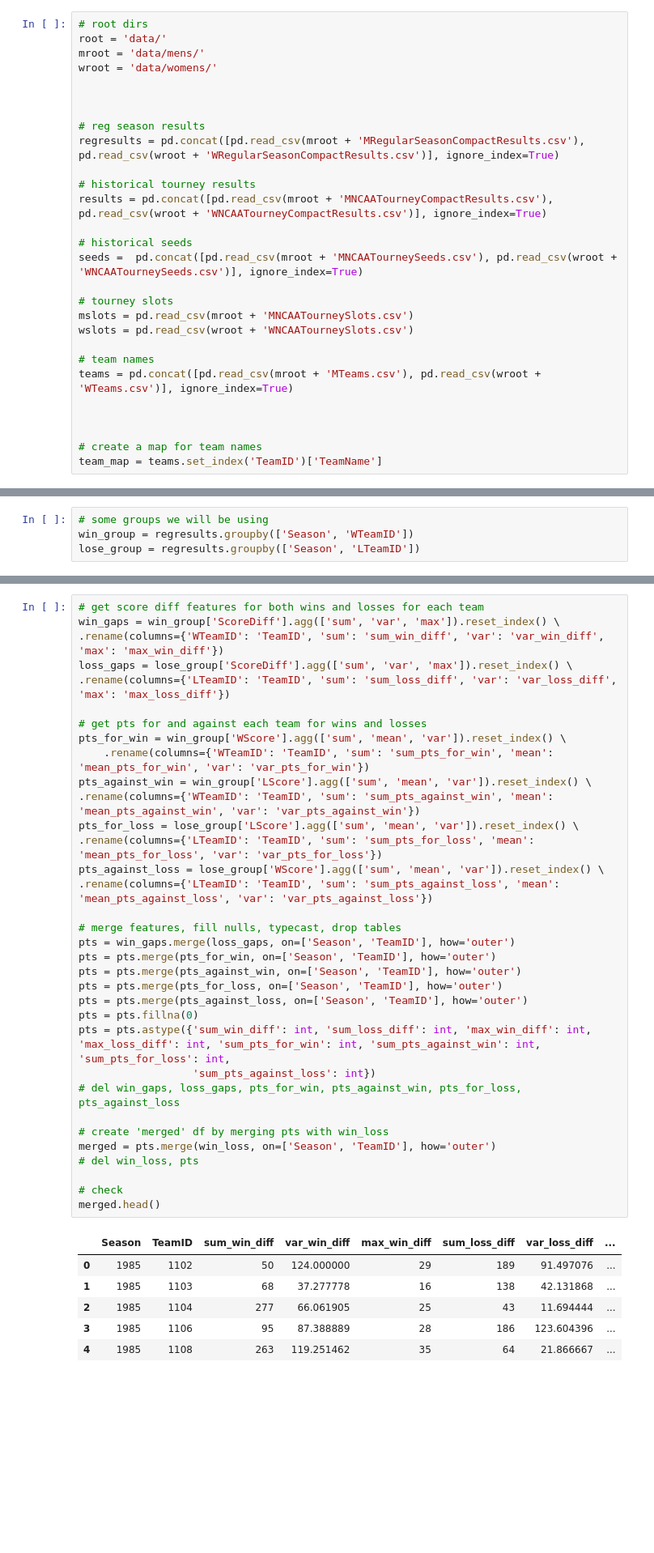
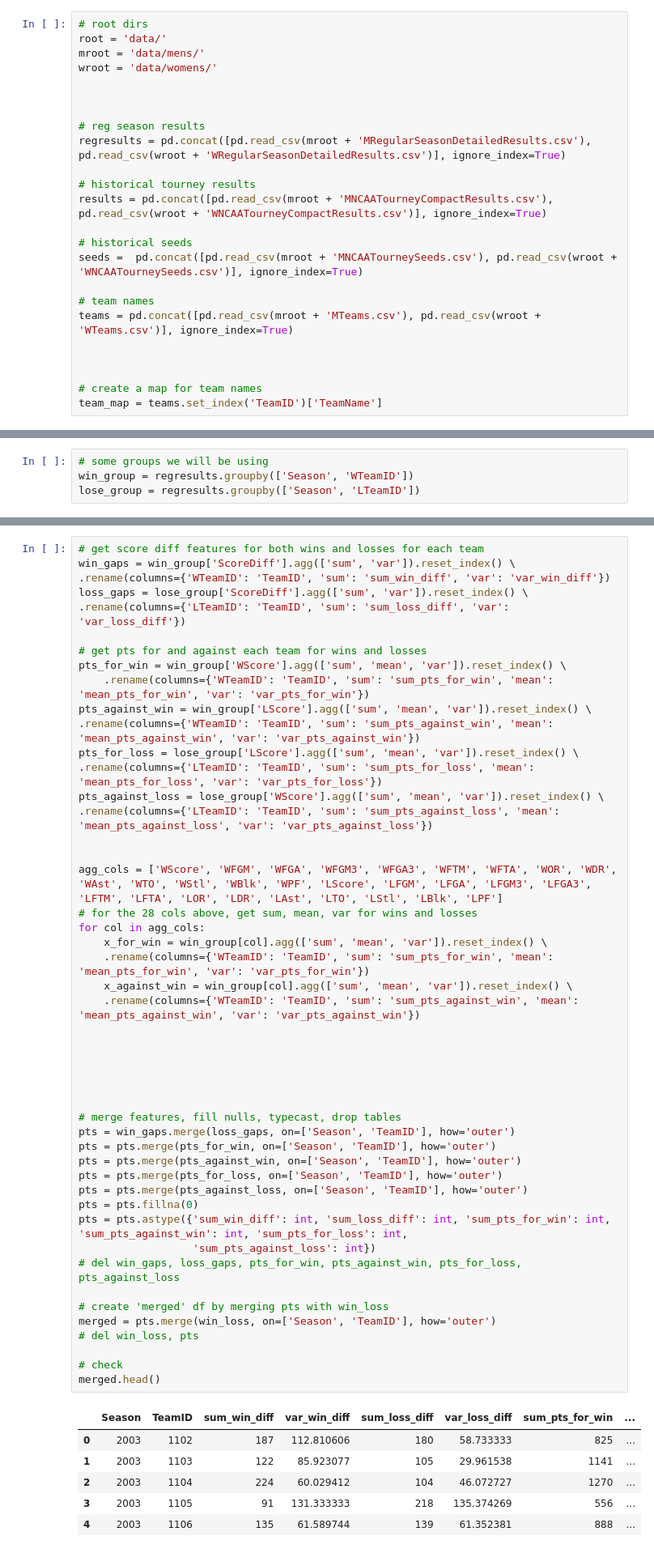
Before and after one commit to heefjones/march_madness, a Jupyter notebook: eda_detailed.ipynb, the cells around one changed output, grey strips where cells are left out. Shown: that part at 81% size. Drawn from its saved outputs; the diff is of its cells as text; blank space fills up the shorter version.

```diff
--- a/eda_detailed.ipynb
+++ b/eda_detailed.ipynb
@@ -28,17 +32,13 @@ wroot = 'data/womens/'
 
 
 # reg season results
-regresults = pd.concat([pd.read_csv(mroot + 'MRegularSeasonCompactResults.csv'), pd.read_csv(wroot + 'WRegularSeasonCompactResults.csv')], ignore_index=True)
+regresults = pd.concat([pd.read_csv(mroot + 'MRegularSeasonDetailedResults.csv'), pd.read_csv(wroot + 'WRegularSeasonDetailedResults.csv')], ignore_index=True)
 
 # historical tourney results
 results = pd.concat([pd.read_csv(mroot + 'MNCAATourneyCompactResults.csv'), pd.read_csv(wroot + 'WNCAATourneyCompactResults.csv')], ignore_index=True)
 
 # historical seeds
 seeds =  pd.concat([pd.read_csv(mroot + 'MNCAATourneySeeds.csv'), pd.read_csv(wroot + 'WNCAATourneySeeds.csv')], ignore_index=True)
-
-# tourney slots
-mslots = pd.read_csv(mroot + 'MNCAATourneySlots.csv')
-wslots = pd.read_csv(wroot + 'WNCAATourneySlots.csv')
 
 # team names
 teams = pd.concat([pd.read_csv(mroot + 'MTeams.csv'), pd.read_csv(wroot + 'WTeams.csv')], ignore_index=True)
@@ -133,44 +146,58 @@ win_loss.loc[win_loss['num_wins'] == 0].shape
 # %%
 # get score diff features for both wins and losses for each team
-win_gaps = win_group['ScoreDiff'].agg(['sum', 'var', 'max']).reset_index() \
-.rename(columns={'WTeamID': 'TeamID', 'sum': 'sum_win_diff', 'var': 'var_win_diff', 'max': 'max_win_diff'})
-loss_gaps = lose_group['ScoreDiff'].agg(['sum', 'var', 'max']).reset_index() \
-.rename(columns={'LTeamID': 'TeamID', 'sum': 'sum_loss_diff', 'var': 'var_loss_diff', 'max': 'max_loss_diff'})
+win_gaps = win_group['ScoreDiff'].agg(['sum', 'var']).reset_index() \
+.rename(columns={'WTeamID': 'TeamID', 'sum': 'sum_win_diff', 'var': 'var_win_diff'})
+loss_gaps = lose_group['ScoreDiff'].agg(['sum', 'var']).reset_index() \
+.rename(columns={'LTeamID': 'TeamID', 'sum': 'sum_loss_diff', 'var': 'var_loss_diff'})
 
 # get pts for and against each team for wins and losses
 pts_for_win = win_group['WScore'].agg(['sum', 'mean', 'var']).reset_index() \
     .rename(columns={'WTeamID': 'TeamID', 'sum': 'sum_pts_for_win', 'mean': 'mean_pts_for_win', 'var': 'var_pts_for_win'})
 pts_against_win = win_group['LScore'].agg(['sum', 'mean', 'var']).reset_index() \
 .rename(columns={'WTeamID': 'TeamID', 'sum': 'sum_pts_against_win', 'mean': 'mean_pts_against_win', 'var': 'var_pts_against_win'})
 pts_for_loss = lose_group['LScore'].agg(['sum', 'mean', 'var']).reset_index() \
 .rename(columns={'LTeamID': 'TeamID', 'sum': 'sum_pts_for_loss', 'mean': 'mean_pts_for_loss', 'var': 'var_pts_for_loss'})
 pts_against_loss = lose_group['WScore'].agg(['sum', 'mean', 'var']).reset_index() \
 .rename(columns={'LTeamID': 'TeamID', 'sum': 'sum_pts_against_loss', 'mean': 'mean_pts_against_loss', 'var': 'var_pts_against_loss'})
 
+
+agg_cols = ['WScore', 'WFGM', 'WFGA', 'WFGM3', 'WFGA3', 'WFTM', 'WFTA', 'WOR', 'WDR', 'WAst', 'WTO', 'WStl', 'WBlk', 'WPF', 'LScore', 'LFGM', 'LFGA', 'LFGM3', 'LFGA3', 'LFTM', 'LFTA', 'LOR', 'LDR', 'LAst', 'LTO', 'LStl', 'LBlk', 'LPF']
+# for the 28 cols above, get sum, mean, var for wins and losses
+for col in agg_cols:
+    x_for_win = win_group[col].agg(['sum', 'mean', 'var']).reset_index() \
+    .rename(columns={'WTeamID': 'TeamID', 'sum': 'sum_pts_for_win', 'mean': 'mean_pts_for_win', 'var': 'var_pts_for_win'})
+    x_against_win = win_group[col].agg(['sum', 'mean', 'var']).reset_index() \
+    .rename(columns={'WTeamID': 'TeamID', 'sum': 'sum_pts_against_win', 'mean': 'mean_pts_against_win', 'var': 'var_pts_against_win'})
+
+
+
+
+
+
 # merge features, fill nulls, typecast, drop tables
 pts = win_gaps.merge(loss_gaps, on=['Season', 'TeamID'], how='outer')
 pts = pts.merge(pts_for_win, on=['Season', 'TeamID'], how='outer')
 pts = pts.merge(pts_against_win, on=['Season', 'TeamID'], how='outer')
 pts = pts.merge(pts_for_loss, on=['Season', 'TeamID'], how='outer')
 pts = pts.merge(pts_against_loss, on=['Season', 'TeamID'], how='outer')
 pts = pts.fillna(0)
-pts = pts.astype({'sum_win_diff': int, 'sum_loss_diff': int, 'max_win_diff': int, 'max_loss_diff': int, 'sum_pts_for_win': int, 'sum_pts_against_win': int, 'sum_pts_for_loss': int,
+pts = pts.astype({'sum_win_diff': int, 'sum_loss_diff': int, 'sum_pts_for_win': int, 'sum_pts_against_win': int, 'sum_pts_for_loss': int,
                   'sum_pts_against_loss': int})
 # del win_gaps, loss_gaps, pts_for_win, pts_against_win, pts_for_loss, pts_against_loss
 
 # create 'merged' df by merging pts with win_loss
 merged = pts.merge(win_loss, on=['Season', 'TeamID'], how='outer')
 # del win_loss, pts
 
 # check
 merged.head()
 # %% [output]
-|  | Season | TeamID | sum_win_diff | var_win_diff | max_win_diff | sum_loss_diff | var_loss_diff | ... |
-| 0 | 1985 | 1102 | 50 | 124.000000 | 29 | 189 | 91.497076 | ... |
-| 1 | 1985 | 1103 | 68 | 37.277778 | 16 | 138 | 42.131868 | ... |
-| 2 | 1985 | 1104 | 277 | 66.061905 | 25 | 43 | 11.694444 | ... |
-| 3 | 1985 | 1106 | 95 | 87.388889 | 28 | 186 | 123.604396 | ... |
-| 4 | 1985 | 1108 | 263 | 119.251462 | 35 | 64 | 21.866667 | ... |
+|  | Season | TeamID | sum_win_diff | var_win_diff | sum_loss_diff | var_loss_diff | sum_pts_for_win | ... |
+| 0 | 2003 | 1102 | 187 | 112.810606 | 180 | 58.733333 | 825 | ... |
+| 1 | 2003 | 1103 | 122 | 85.923077 | 105 | 29.961538 | 1141 | ... |
+| 2 | 2003 | 1104 | 224 | 60.029412 | 104 | 46.072727 | 1270 | ... |
+| 3 | 2003 | 1105 | 91 | 131.333333 | 218 | 135.374269 | 556 | ... |
+| 4 | 2003 | 1106 | 135 | 61.589744 | 139 | 61.352381 | 888 | ... |
 # %%
 # calculate mean pts for/against per game
 merged['mean_ppg'] = (merged['sum_pts_for_win'] + merged['sum_pts_for_loss']) / merged['num_games']
```
Also changed, not shown: parts of 8 cells of this notebook, 2 other files.
